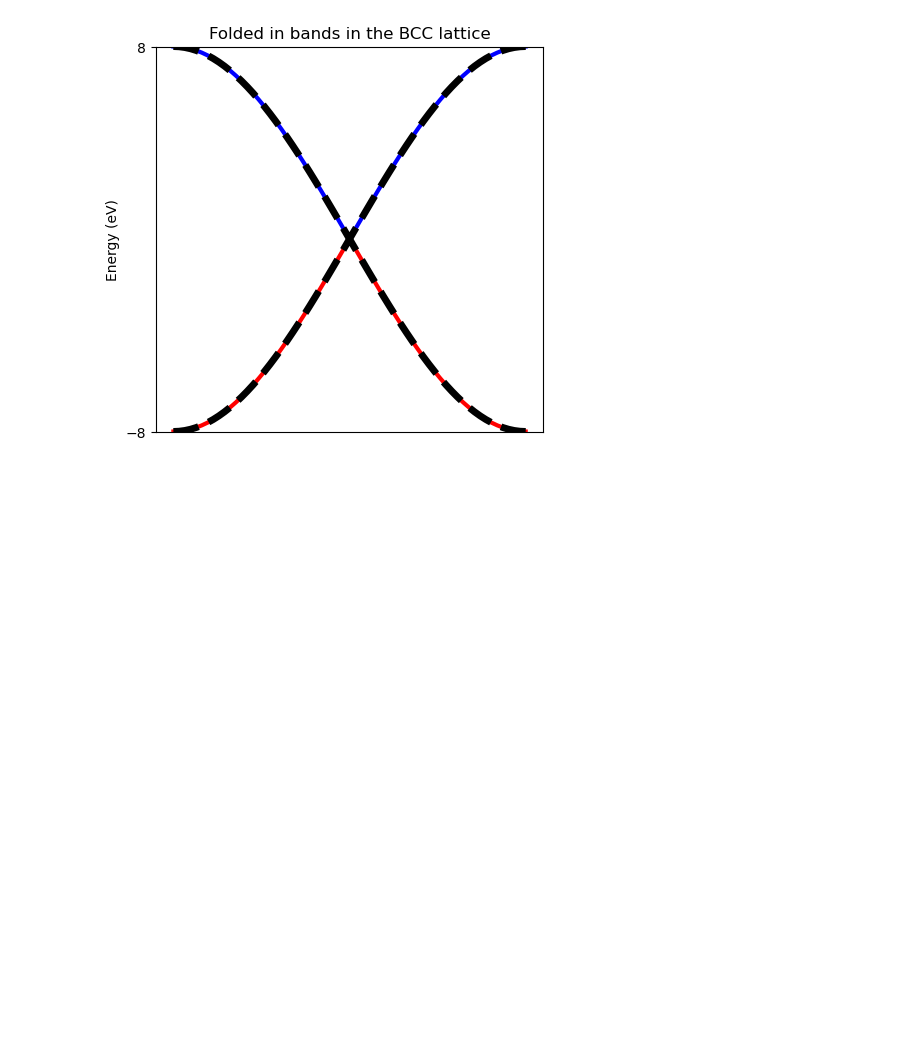
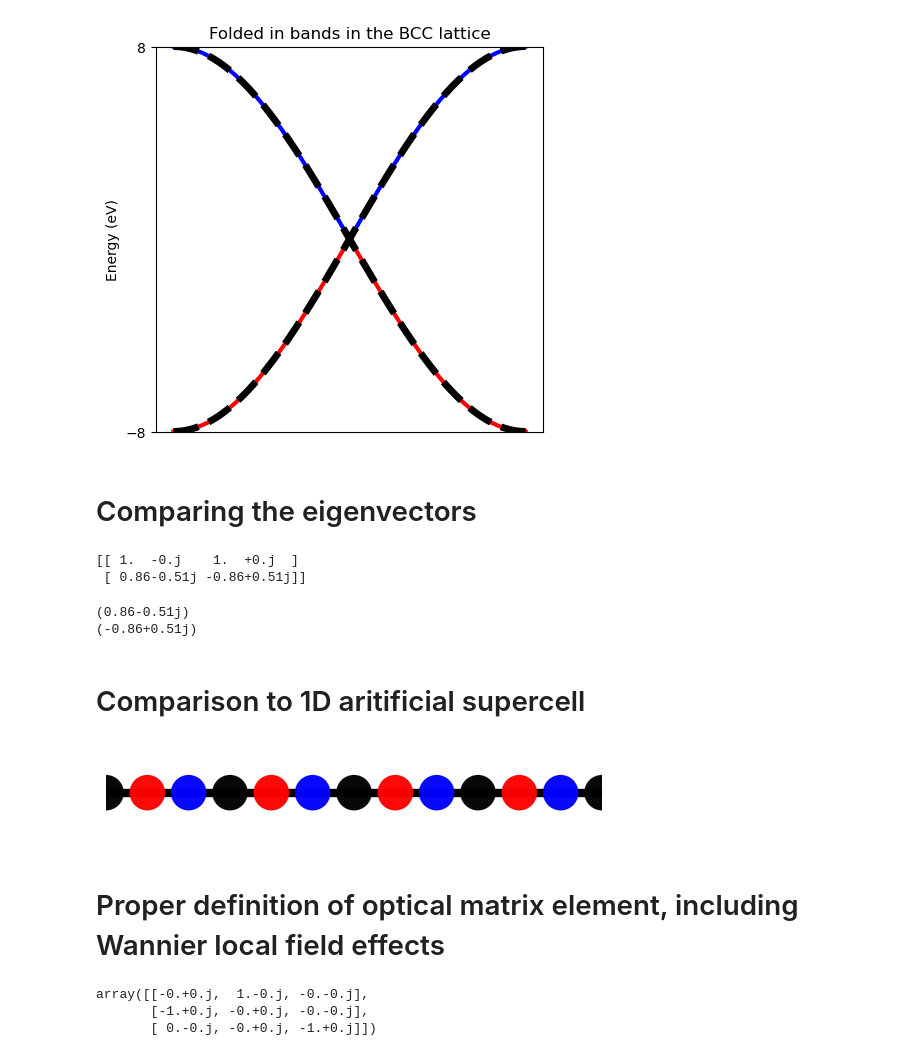
Before and after one commit to AliGhorashiCMT/8.511-Notes-and-Code, a Jupyter notebook: tight binding/Tight binding models and local field effects.ipynb, the cells around one changed output. Drawn from its saved outputs; the diff is of its cells as text; code cells hidden in the pictures; blank space fills up the shorter version.

Commit message:
wannier local field effects

```diff
--- a/tight binding/Tight binding models and local field effects.ipynb
+++ b/tight binding/Tight binding models and local field effects.ipynb
@@ -333,3 +333,55 @@ plt.title("Folded in bands in the BCC lattice");
 plt.ylabel("Energy (eV)");
 # %% [output]
 [figure]
+# %% [markdown]
+# Comparing the eigenvectors
+# %%
+k = np.random.rand(2)
+solver_conventional.set_wave_vector(k)
+evectors = solver_conventional.eigenvectors
+print((evectors / evectors[0, :]).round(2))
+# %% [output]
+[[ 1.  -0.j    1.  +0.j  ]
+ [ 0.86-0.51j -0.86+0.51j]]
+# %%
+# What we would expect from the primitive lattice for the second component of the eigenvectors.
+print((np.exp(-1j * sum(k * a/2))).round(2))
+print((np.exp(-1j * (sum(k * a/2) + np.pi ))).round(2))
+# %% [output]
+(0.86-0.51j)
+(-0.86+0.51j)
+# %% [markdown]
+# Comparison to 1D aritificial supercell
+# %%
+a = 1 #lattice constant
+# onsite energies
+Ea = 0
+# lattice vectors
+a1 = np.array([3*a, 0, 0])
+lattice = pb.Lattice(a1=a1)
+lattice.add_sublattices(
+    ('A', np.array([0]), Ea), ('B', np.array([a]), Ea), ('C', np.array([2*a]), Ea))  # add an atom called 'A' at position [0, 0]
+# nearest-neighbor hopping
+t = -1
+lattice.add_hoppings(
+    ([0], 'A', 'B', t),
+    ([0], 'B', 'C', t),
+    ([1], 'C', 'A', t),
+)
+# %%
+model = pb.Model(
+    lattice,
+    pb.translational_symmetry()
+)
+model.plot(num_periods=3,
+          hopping = {
+  "width": 10, "color" : "black", "blend" : 1
+}, sites={"cmap":["black", "red", "blue"], "blend" : 1 }, axes="xz")
+plt.gca().axis('off');
+#plt.title("X-Z view")
+plt.xlim(-6, 6)
+plt.ylim(-1, 1);
+# %% [output]
+[figure, added]
+# %% [markdown]
+# Proper definition of optical matrix element, including Wannier local field effects
@@ -335,0 +400,6 @@ plt.ylabel("Energy (eV)");
+# %%
+np.einsum("ij, ik->jk", rotated_evectors_k, np.conj(rotated_evectors_kprime)).round(3)
+# %% [output]
+array([[-0.+0.j,  1.-0.j, -0.-0.j],
+       [-1.+0.j, -0.+0.j, -0.-0.j],
+       [ 0.-0.j, -0.+0.j, -1.+0.j]])
```
Also changed, not shown: parts of 3 cells of this notebook.
